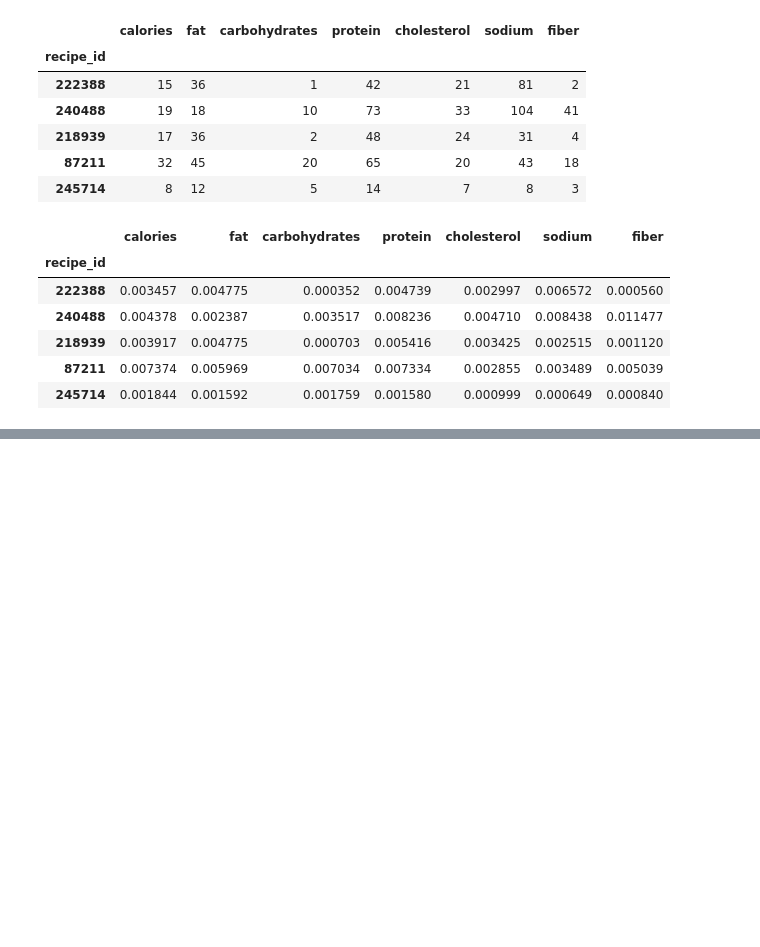
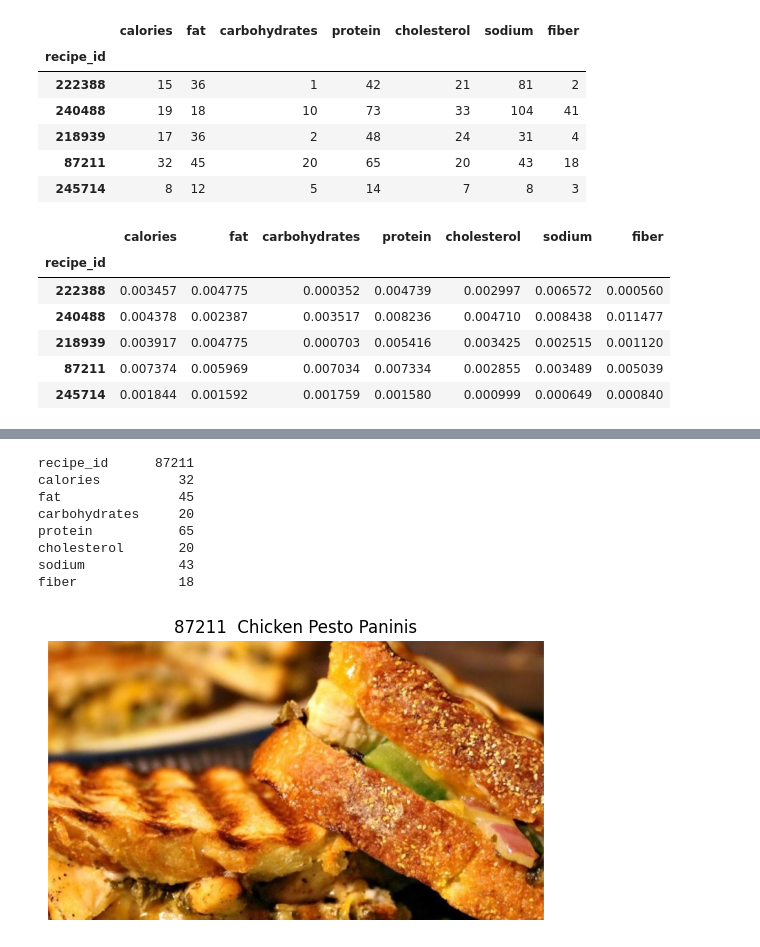
Before and after one commit to TranQuanh/SmartBites, a Jupyter notebook: source code/model/Data Preparing.ipynb, the cells around one changed output, grey strips where cells are left out. Cells and saved outputs as stored; diff of their text form; code cells hidden in the pictures; blank space fills up the shorter version.

```diff
--- a/source code/model/Data Preparing.ipynb
+++ b/source code/model/Data Preparing.ipynb
@@ -156,3 +156,33 @@ recipe_final.head()
 | 2 | 218939 | Foolproof Rosemary Chicken Wings | 4.57 | 12 | 17 | 36 | 2 | 48 | ... |
 | 3 | 87211 | Chicken Pesto Paninis | 4.62 | 163 | 32 | 45 | 20 | 65 | ... |
 | 4 | 245714 | Potato Bacon Pizza | 4.50 | 2 | 8 | 12 | 5 | 14 | ... |
+# %%
+# show recipe id, recipe name and image of selected recipe
+def selected_recipe(recipe_id):
+    image_path = "raw-data-images/raw-data-images/{}.jpg"
+    image_path = image_path.format(recipe_id)
+
+    img = image.load_img(image_path)
+    img = image.img_to_array(img, dtype='int')
+
+    fig, ax = plt.subplots(1,1)
+    ax.imshow(img)
+    ax.axis('off')
+
+    recipe_df = recipe.set_index('recipe_id')
+    x = "{}  {}".format(recipe_id, recipe_df.at[recipe_id, 'recipe_name'])
+    ax.set_title(x)
+
+    print(df.loc[df.index.isin([recipe_id])].transpose())
+
+selected_recipe(87211)
+# %% [output]
+recipe_id      87211
+calories          32
+fat               45
+carbohydrates     20
+protein           65
+cholesterol       20
+sodium            43
+fiber             18
+[figure, added]
```
Also changed, not shown: 2 other files.
